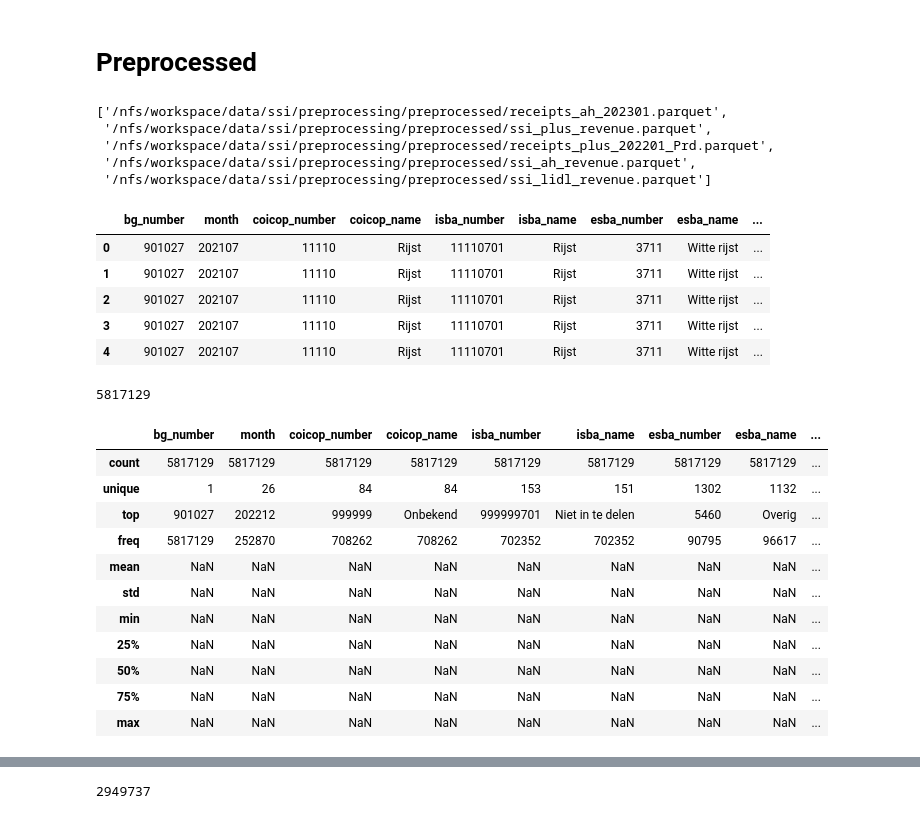
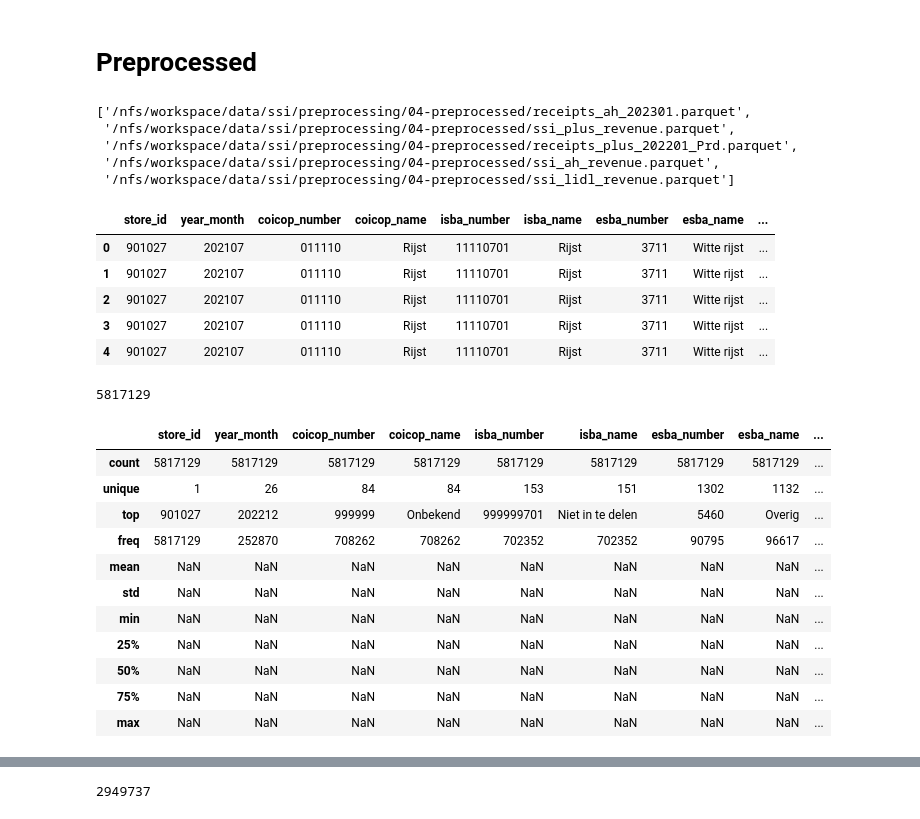
Before and after one commit to ssi-wp3/ssi-wp3, a Jupyter notebook: Notebooks/Parquet Comparison.ipynb, the cells around one changed output, grey strips where cells are left out. Cells and saved outputs as stored; diff of their text form; code cells hidden in the pictures.

```diff
--- a/Notebooks/Parquet Comparison.ipynb
+++ b/Notebooks/Parquet Comparison.ipynb
@@ -104,26 +104,26 @@ ah_df.describe(include="all")
 # %% [markdown]
 # Preprocessed
 # %%
-preprocessed_directory = os.path.join(data_directory, "preprocessed")
+preprocessed_directory = os.path.join(data_directory, "04-preprocessed")
 # %%
 preprocessed_files = [os.path.join(preprocessed_directory, filename) for filename in os.listdir(preprocessed_directory)]
 preprocessed_files
 # %% [output]
-['/nfs/workspace/data/ssi/preprocessing/preprocessed/receipts_ah_202301.parquet',
- '/nfs/workspace/data/ssi/preprocessing/preprocessed/ssi_plus_revenue.parquet',
- '/nfs/workspace/data/ssi/preprocessing/preprocessed/receipts_plus_202201_Prd.parquet',
- '/nfs/workspace/data/ssi/preprocessing/preprocessed/ssi_ah_revenue.parquet',
- '/nfs/workspace/data/ssi/preprocessing/preprocessed/ssi_lidl_revenue.parquet']
+['/nfs/workspace/data/ssi/preprocessing/04-preprocessed/receipts_ah_202301.parquet',
+ '/nfs/workspace/data/ssi/preprocessing/04-preprocessed/ssi_plus_revenue.parquet',
+ '/nfs/workspace/data/ssi/preprocessing/04-preprocessed/receipts_plus_202201_Prd.parquet',
+ '/nfs/workspace/data/ssi/preprocessing/04-preprocessed/ssi_ah_revenue.parquet',
+ '/nfs/workspace/data/ssi/preprocessing/04-preprocessed/ssi_lidl_revenue.parquet']
 # %%
-plus_df = pd.read_parquet(combined_files[1], engine="pyarrow")
+plus_df = pd.read_parquet(preprocessed_files[1], engine="pyarrow")
 plus_df.head()
 # %% [output]
-|  | bg_number | month | coicop_number | coicop_name | isba_number | isba_name | esba_number | esba_name | ... |
-| 0 | 901027 | 202107 | 11110 | Rijst | 11110701 | Rijst | 3711 | Witte rijst | ... |
-| 1 | 901027 | 202107 | 11110 | Rijst | 11110701 | Rijst | 3711 | Witte rijst | ... |
-| 2 | 901027 | 202107 | 11110 | Rijst | 11110701 | Rijst | 3711 | Witte rijst | ... |
-| 3 | 901027 | 202107 | 11110 | Rijst | 11110701 | Rijst | 3711 | Witte rijst | ... |
-| 4 | 901027 | 202107 | 11110 | Rijst | 11110701 | Rijst | 3711 | Witte rijst | ... |
+|  | store_id | year_month | coicop_number | coicop_name | isba_number | isba_name | esba_number | esba_name | ... |
+| 0 | 901027 | 202107 | 011110 | Rijst | 11110701 | Rijst | 3711 | Witte rijst | ... |
+| 1 | 901027 | 202107 | 011110 | Rijst | 11110701 | Rijst | 3711 | Witte rijst | ... |
+| 2 | 901027 | 202107 | 011110 | Rijst | 11110701 | Rijst | 3711 | Witte rijst | ... |
+| 3 | 901027 | 202107 | 011110 | Rijst | 11110701 | Rijst | 3711 | Witte rijst | ... |
+| 4 | 901027 | 202107 | 011110 | Rijst | 11110701 | Rijst | 3711 | Witte rijst | ... |
 # %%
 len(plus_df)
 # %% [output]
@@ -131,7 +131,7 @@ len(plus_df)
 # %%
 plus_df.describe(include="all")
 # %% [output]
-|  | bg_number | month | coicop_number | coicop_name | isba_number | isba_name | esba_number | esba_name | ... |
+|  | store_id | year_month | coicop_number | coicop_name | isba_number | isba_name | esba_number | esba_name | ... |
 | count | 5817129 | 5817129 | 5817129 | 5817129 | 5817129 | 5817129 | 5817129 | 5817129 | ... |
 | unique | 1 | 26 | 84 | 84 | 153 | 151 | 1302 | 1132 | ... |
 | top | 901027 | 202212 | 999999 | Onbekend | 999999701 | Niet in te delen | 5460 | Overig | ... |
```
Also changed, not shown: parts of 7 cells of this notebook, 1 other file.
